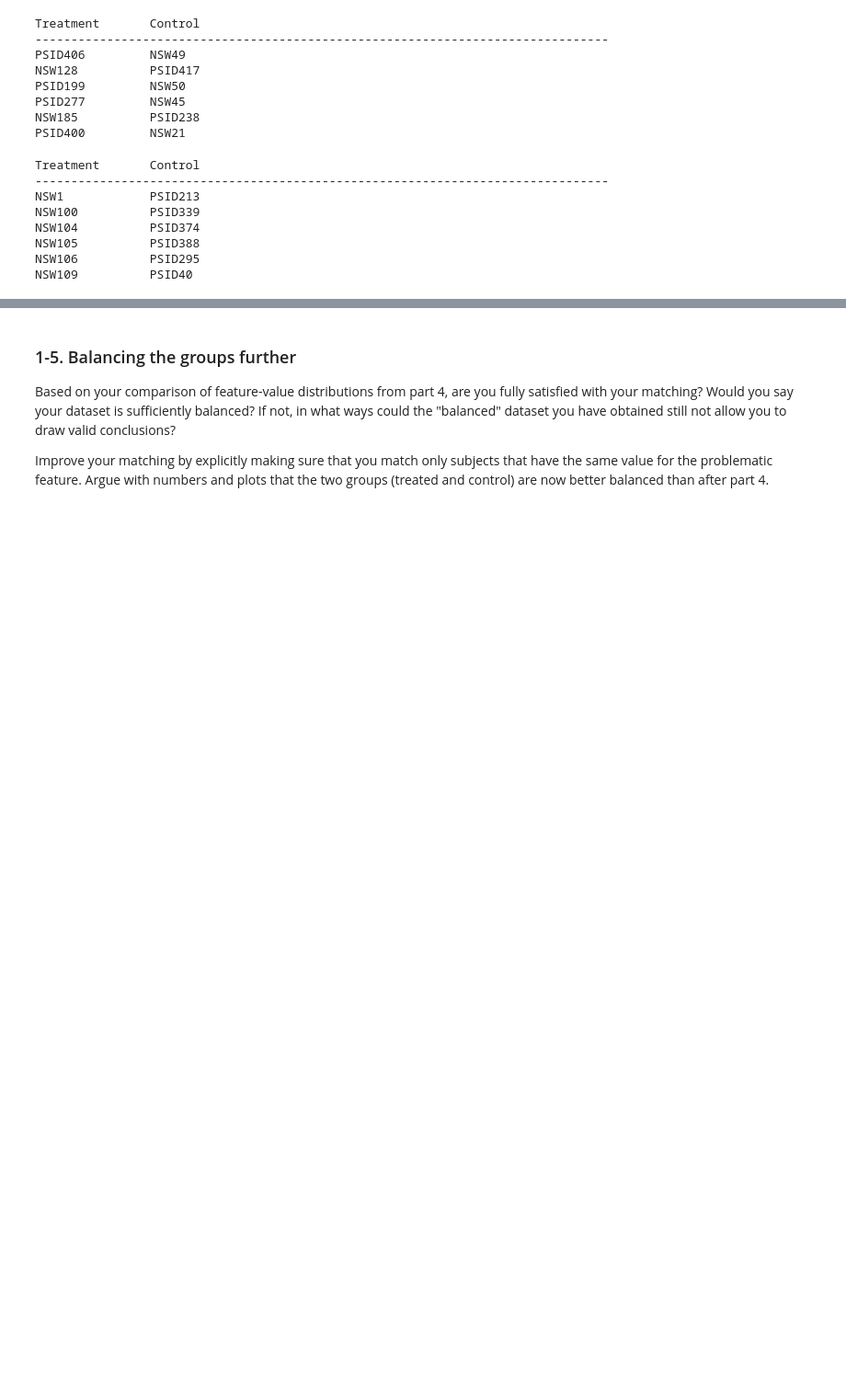
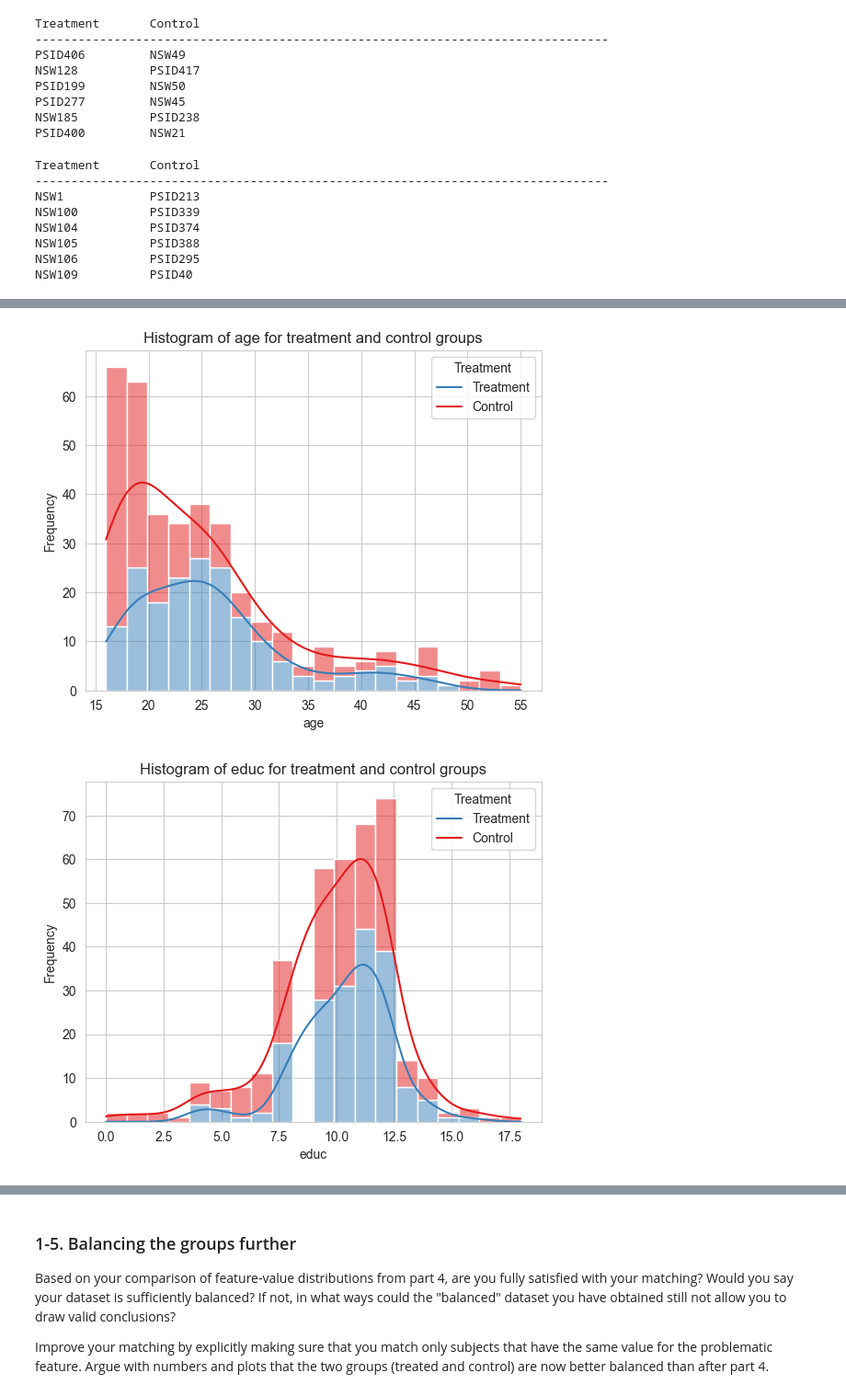
Before and after one commit to amirsoleix/exploratory-data-analysis, a Jupyter notebook: EDA-notebook.ipynb, the cells around one changed output, grey strips where cells are left out. Shown at 92% size. Saved outputs shown, nothing was run; the diff lists cells and outputs as text; code cells hidden in the pictures; blank space fills up the shorter version.

```diff
--- a/EDA-notebook.ipynb
+++ b/EDA-notebook.ipynb
@@ -330,0 +357,10 @@ NSW109          PSID40
+# %%
+# Find mean, median, variance, and standard deviation for all non-binary features for control and treatment groups after matching
+print('Group\t\tMean\t\tMedian\t\tVariance\tStandard Deviation')
+print('-'*80)
+for col in df_matched.columns:
+    if len(df_matched[col].unique()) > 2:
+      print('STATISTICS FOR {}'.format(col.upper()))
+      print('Treatment\t{:.2f}\t\t{:.2f}\t\t{:.2f}\t\t{:.2f}'.format(df_matched[df_matched['treat'] == 1][col].mean(), df_matched[df_matched['treat'] == 1][col].median(), df_matched[df_matched['treat'] == 1][col].var(), df_matched[df_matched['treat'] == 1][col].std()))
+      print('Control\t\t{:.2f}\t\t{:.2f}\t\t{:.2f}\t\t{:.2f}'.format(df_matched[df_matched['treat'] == 0][col].mean(), df_matched[df_matched['treat'] == 0][col].median(), df_matched[df_matched['treat'] == 0][col].var(), df_matched[df_matched['treat'] == 0][col].std()))
+      print('-'*80)
@@ -330,0 +385,15 @@ NSW109          PSID40
+# %%
+# For all non-binary features, plot histogram for control and treatment groups after matching
+for col in df_matched.columns:
+    if len(df_matched[col].unique()) > 2:
+        sns.set_style('whitegrid')
+        sns.set_palette('Set1')
+        sns.histplot(data=df_matched, x=col, hue='treat', kde=True, bins=20, multiple='stack')
+        plt.legend(title='Treatment', loc='upper right', labels=['Treatment', 'Control'])
+        plt.xlabel(col)
+        plt.ylabel('Frequency')
+        plt.title('Histogram of {} for treatment and control groups'.format(col))
+        plt.show()
+# %% [output]
+[figure, added]
+[figure, added]
```
Also changed, not shown: parts of 23 cells of this notebook.
